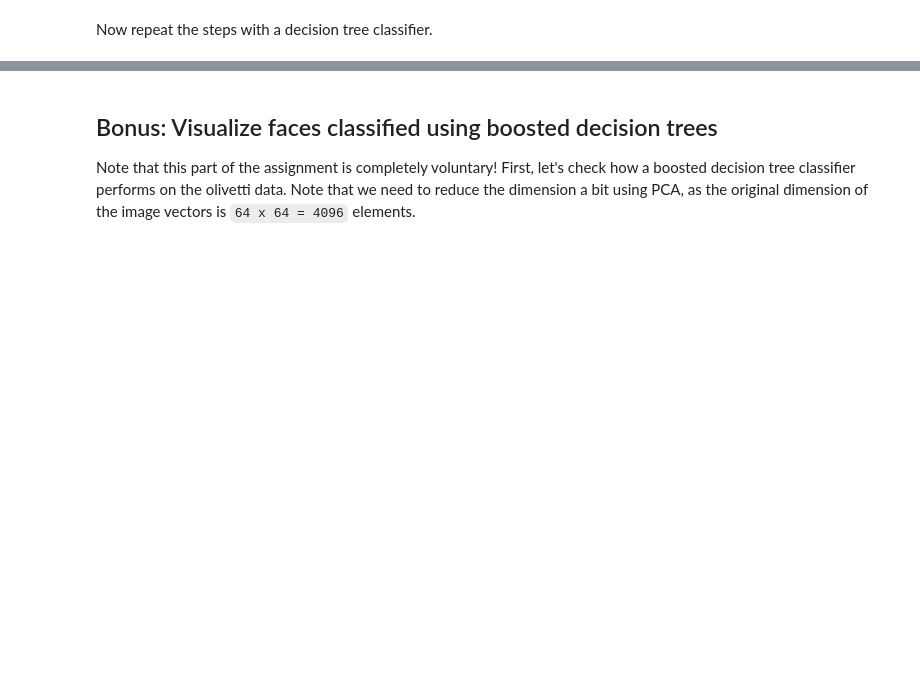
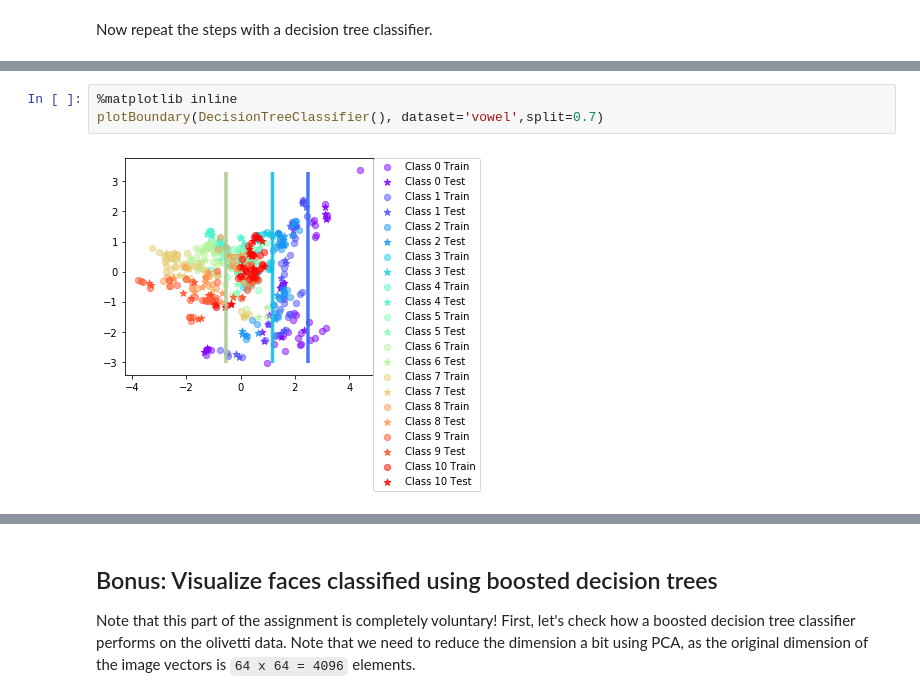
Before and after one commit to h-holm/mllabs, a Jupyter notebook: lab3.ipynb, the cells around one changed output, grey strips where cells are left out. Cells and saved outputs as stored; diff of their text form; blank space fills up the shorter version.

```diff
--- a/lab3.ipynb
+++ b/lab3.ipynb
@@ -294,3 +405,8 @@ plotBoundary(DecisionTreeClassifier(), dataset='iris',split=0.7)
+# %%
+%matplotlib inline
+plotBoundary(DecisionTreeClassifier(), dataset='vowel',split=0.7)
+# %% [output]
+[figure, added]
 # %%
 %matplotlib inline
 plotBoundary(BoostClassifier(DecisionTreeClassifier(), T=10), dataset='iris',split=0.7)
```
Also changed, not shown: parts of 20 cells of this notebook, 20 other files.
